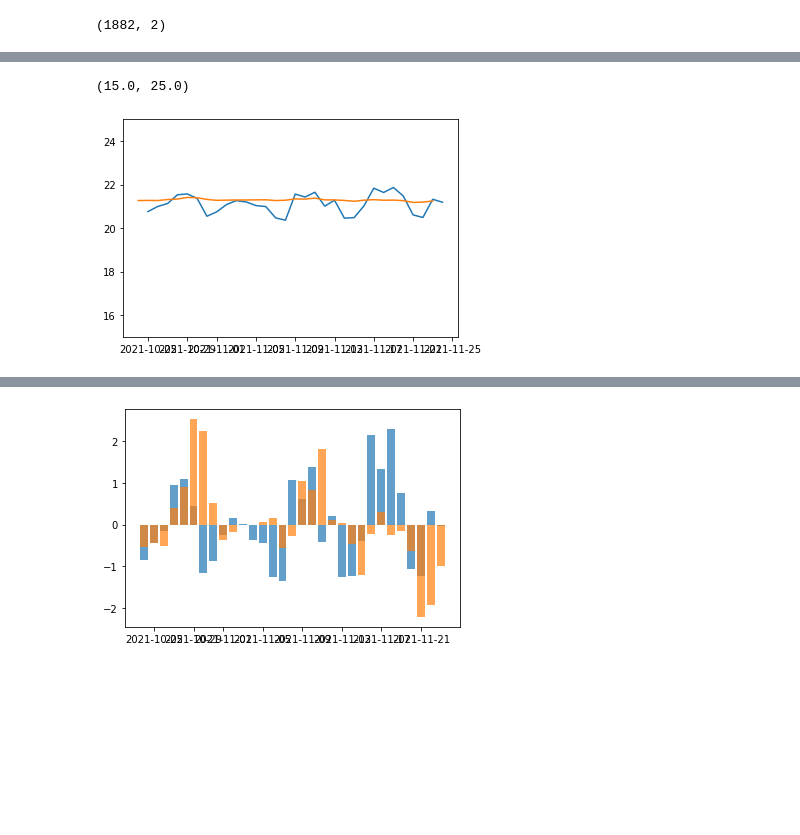
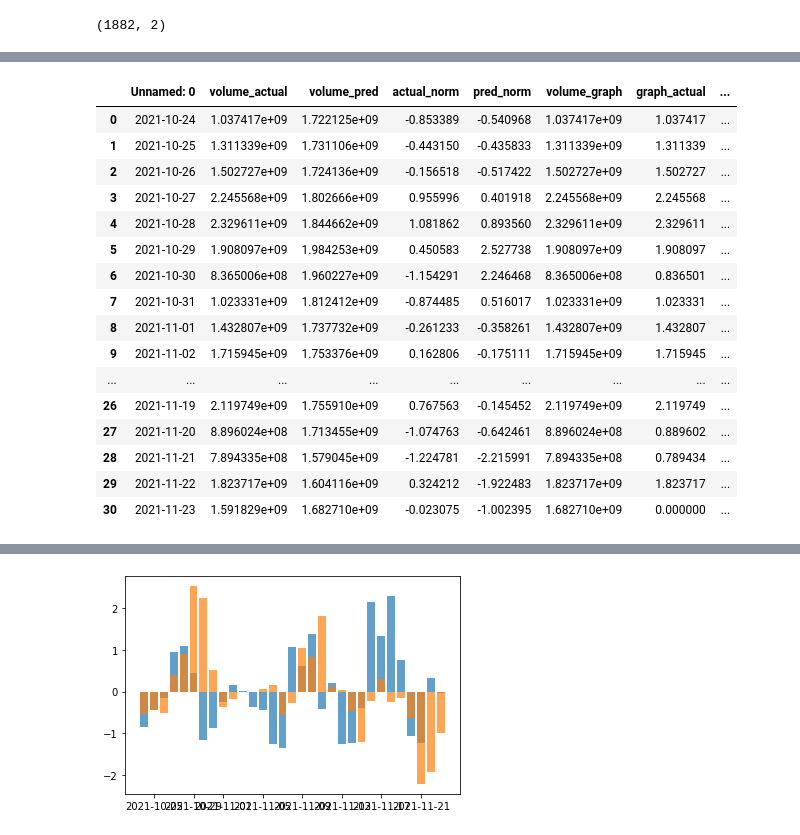
Before and after one commit to michelangelo89/btc_sent_fc, a Jupyter notebook: notebooks/ss_post_proc.ipynb, the cells around one changed output, grey strips where cells are left out. Saved outputs shown, nothing was run; the diff lists cells and outputs as text; code cells hidden in the pictures; blank space fills up the shorter version.

```diff
--- a/notebooks/ss_post_proc.ipynb
+++ b/notebooks/ss_post_proc.ipynb
@@ -538,0 +550,20 @@ pred_mape_2["volume_pred"] = reverse
+# %%
+temp
+# %% [output]
+|  | Unnamed: 0 | volume_actual | volume_pred | actual_norm | pred_norm | volume_graph | graph_actual | ... |
+| 0 | 2021-10-24 | 1.037417e+09 | 1.722125e+09 | -0.853389 | -0.540968 | 1.037417e+09 | 1.037417 | ... |
+| 1 | 2021-10-25 | 1.311339e+09 | 1.731106e+09 | -0.443150 | -0.435833 | 1.311339e+09 | 1.311339 | ... |
+| 2 | 2021-10-26 | 1.502727e+09 | 1.724136e+09 | -0.156518 | -0.517422 | 1.502727e+09 | 1.502727 | ... |
+| 3 | 2021-10-27 | 2.245568e+09 | 1.802666e+09 | 0.955996 | 0.401918 | 2.245568e+09 | 2.245568 | ... |
+| 4 | 2021-10-28 | 2.329611e+09 | 1.844662e+09 | 1.081862 | 0.893560 | 2.329611e+09 | 2.329611 | ... |
+| 5 | 2021-10-29 | 1.908097e+09 | 1.984253e+09 | 0.450583 | 2.527738 | 1.908097e+09 | 1.908097 | ... |
+| 6 | 2021-10-30 | 8.365006e+08 | 1.960227e+09 | -1.154291 | 2.246468 | 8.365006e+08 | 0.836501 | ... |
+| 7 | 2021-10-31 | 1.023331e+09 | 1.812412e+09 | -0.874485 | 0.516017 | 1.023331e+09 | 1.023331 | ... |
+| 8 | 2021-11-01 | 1.432807e+09 | 1.737732e+09 | -0.261233 | -0.358261 | 1.432807e+09 | 1.432807 | ... |
+| 9 | 2021-11-02 | 1.715945e+09 | 1.753376e+09 | 0.162806 | -0.175111 | 1.715945e+09 | 1.715945 | ... |
+| ... | ... | ... | ... | ... | ... | ... | ... | ... |
+| 26 | 2021-11-19 | 2.119749e+09 | 1.755910e+09 | 0.767563 | -0.145452 | 2.119749e+09 | 2.119749 | ... |
+| 27 | 2021-11-20 | 8.896024e+08 | 1.713455e+09 | -1.074763 | -0.642461 | 8.896024e+08 | 0.889602 | ... |
+| 28 | 2021-11-21 | 7.894335e+08 | 1.579045e+09 | -1.224781 | -2.215991 | 7.894335e+08 | 0.789434 | ... |
+| 29 | 2021-11-22 | 1.823717e+09 | 1.604116e+09 | 0.324212 | -1.922483 | 1.823717e+09 | 1.823717 | ... |
+| 30 | 2021-11-23 | 1.591829e+09 | 1.682710e+09 | -0.023075 | -1.002395 | 1.682710e+09 | 0.000000 | ... |
@@ -544,11 +580,3 @@ pred_mape_2["pred_norm"] = (pred_mape_2["volume_pred"] -
 pred_mape_2["actual_norm"] = (pred_mape_2["volume_actual"] -
           np.mean(pred_mape_2["volume_actual"])) / np.std(
               pred_mape_2["volume_actual"])
-# %%
-
-plt.plot(np.log(pred_mape_2["volume_actual"]))
-plt.plot(np.log(pred_mape_2["volume_pred"]))
-plt.ylim((15,25))
-# %% [output]
-(15.0, 25.0)
-[figure, removed]
```
Also changed, not shown: parts of 122 cells of this notebook.
